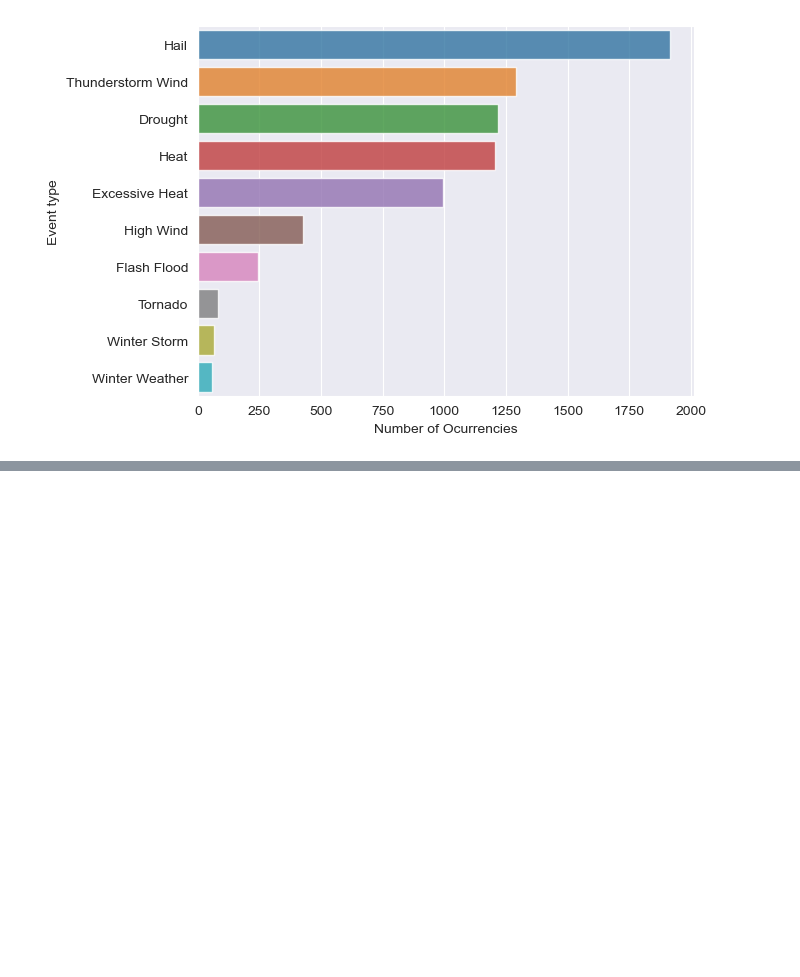
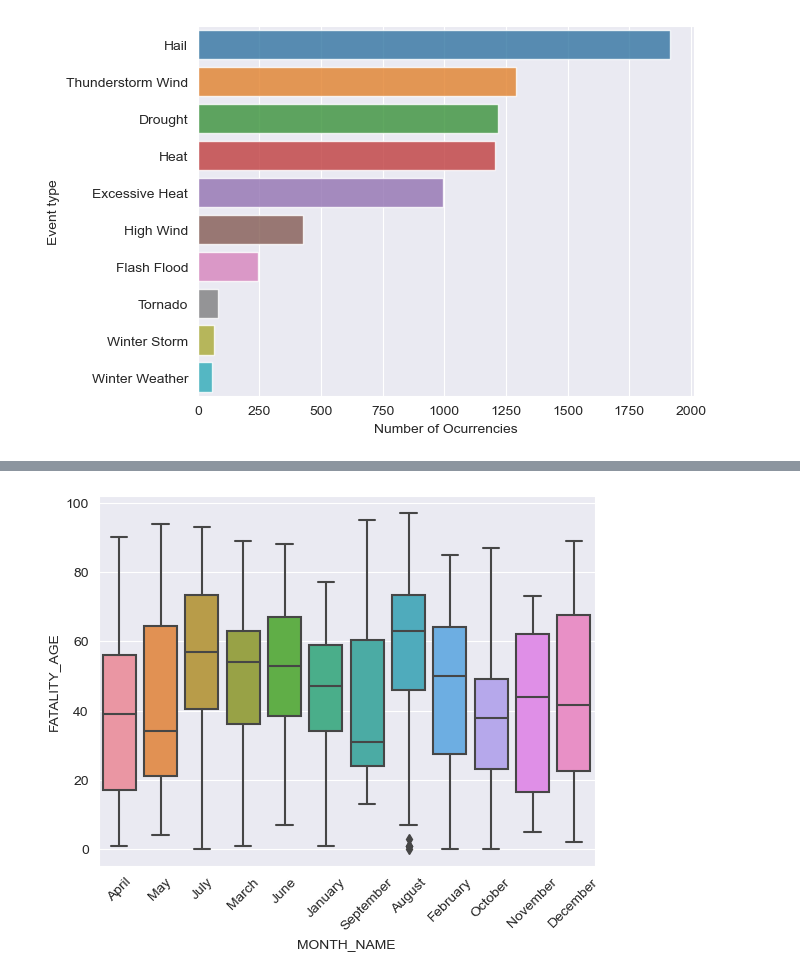
Before and after one commit to paobtorres/project_data_science, a Jupyter notebook: Desafio_FeatureSelection_TorresPaola.ipynb, the cells around one changed output, grey strips where cells are left out. Cells and saved outputs as stored; diff of their text form; code cells hidden in the pictures; blank space fills up the shorter version.

```diff
--- a/Desafio_FeatureSelection_TorresPaola.ipynb
+++ b/Desafio_FeatureSelection_TorresPaola.ipynb
@@ -946,0 +994,6 @@ plt.show()
+# %%
+sns.boxplot (data = df_fatalities_joined, x = 'MONTH_NAME', y = 'FATALITY_AGE', hue= 'FATALITY_SEX')
+plt.xticks(rotation = 45)
+plt.show()
+# %% [output]
+[figure, added]
```
Also changed, not shown: parts of 11 cells of this notebook.
